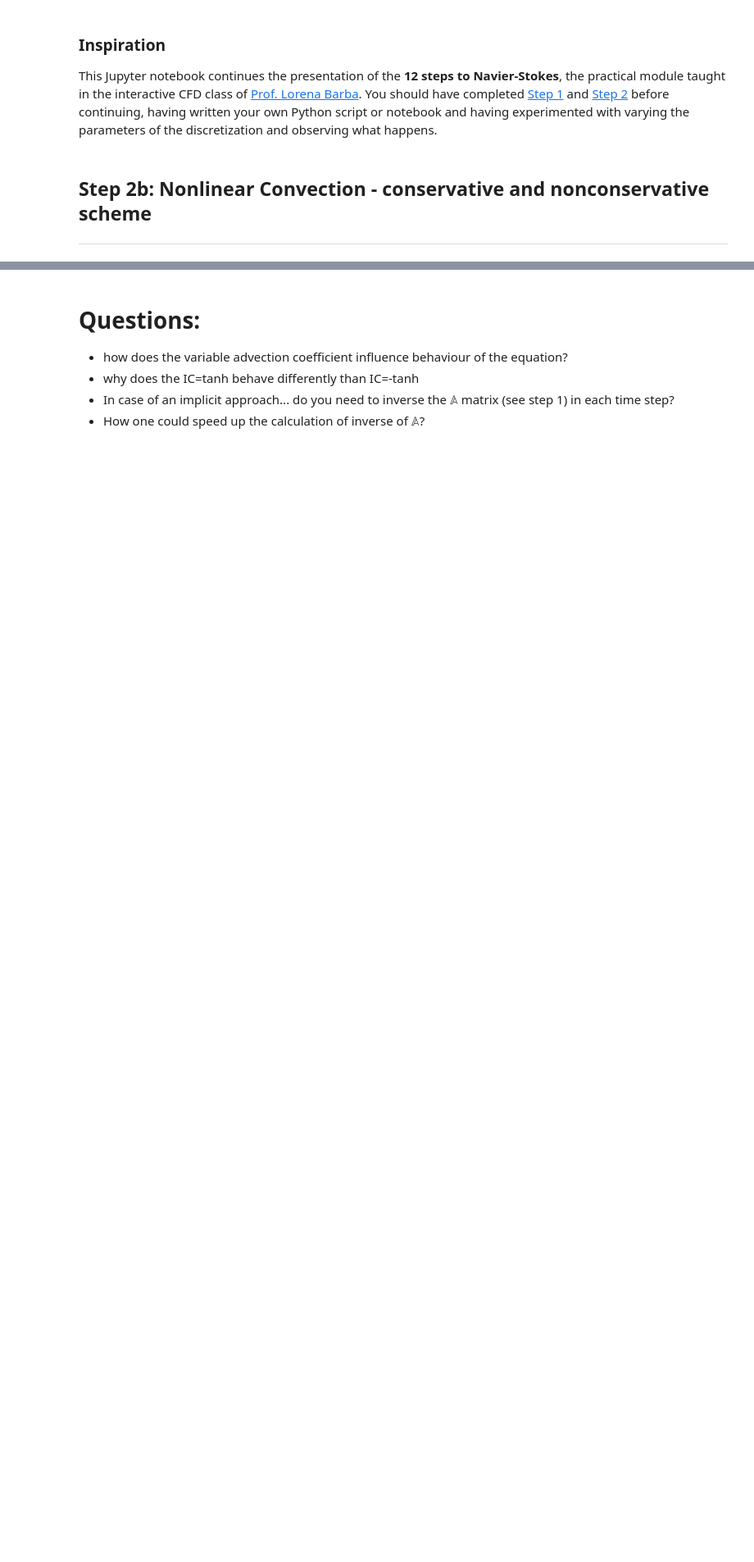
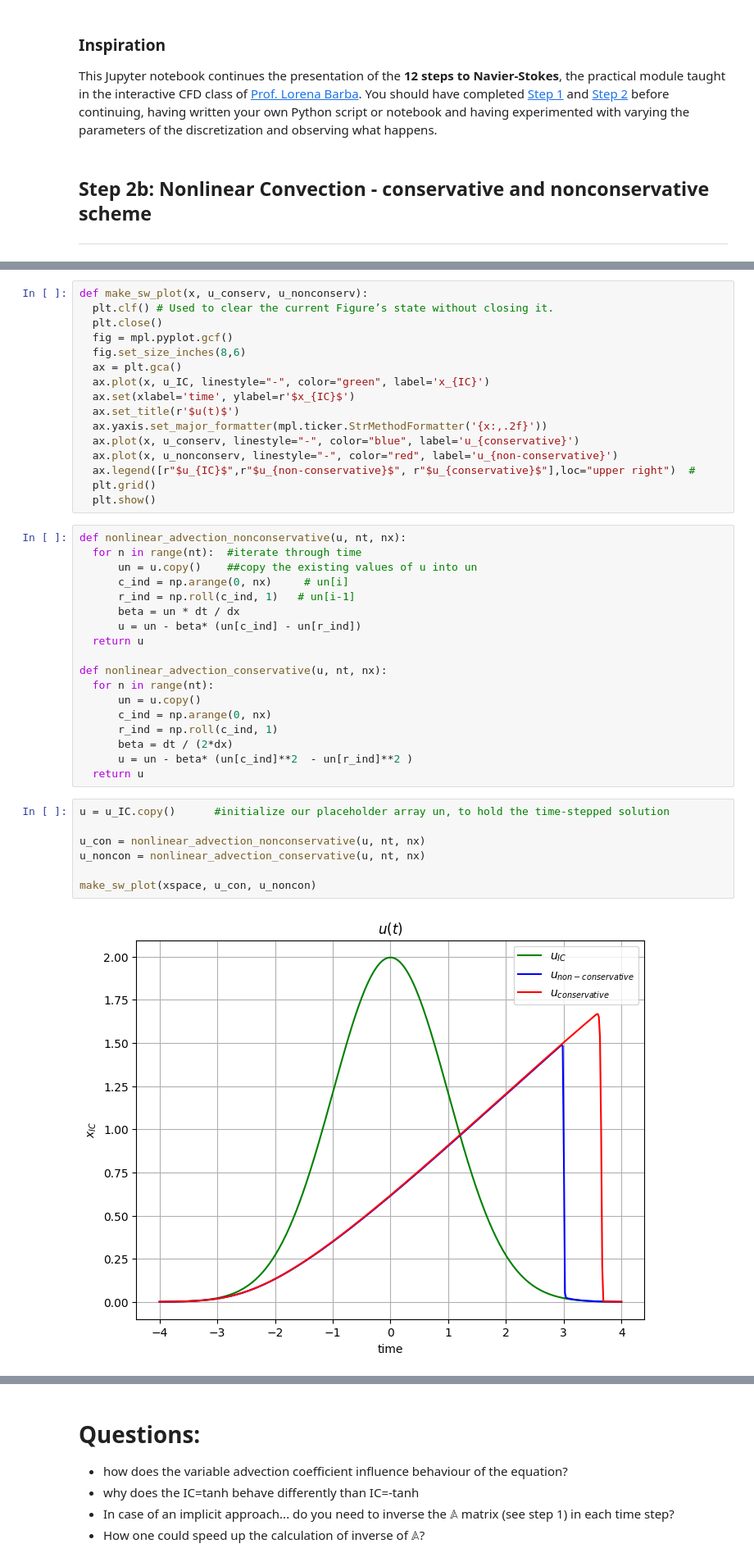
Before and after one commit to ggruszczynski/CFDPython, a Jupyter notebook: lab30_advection_1D/SOLUTION_04_Step_non_conservative_schemes.ipynb, the cells around one changed output, grey strips where cells are left out. Shown at 82% size. Drawn from its saved outputs; the diff is of its cells as text; blank space fills up the shorter version.

```diff
--- a/lab30_advection_1D/SOLUTION_04_Step_non_conservative_schemes.ipynb
+++ b/lab30_advection_1D/SOLUTION_04_Step_non_conservative_schemes.ipynb
@@ -88,0 +91,43 @@ array([-4. , -3.8, -3.6, -3.4, -3.2, -3. , -2.8, -2.6, -2.4, -2.2, -2. ,
+# %%
+def make_sw_plot(x, u_conserv, u_nonconserv):
+  plt.clf() # Used to clear the current Figure’s state without closing it.
+  plt.close()
+  fig = mpl.pyplot.gcf()
+  fig.set_size_inches(8,6)
+  ax = plt.gca()
+  ax.plot(x, u_IC, linestyle="-", color="green", label='x_{IC}')
+  ax.set(xlabel='time', ylabel=r'$x_{IC}$')
+  ax.set_title(r'$u(t)$')
+  ax.yaxis.set_major_formatter(mpl.ticker.StrMethodFormatter('{x:,.2f}'))
+  ax.plot(x, u_conserv, linestyle="-", color="blue", label='u_{conservative}')
+  ax.plot(x, u_nonconserv, linestyle="-", color="red", label='u_{non-conservative}')
+  ax.legend([r"$u_{IC}$",r"$u_{non-conservative}$", r"$u_{conservative}$"],loc="upper right")  #
+  plt.grid()
+  plt.show()
+# %%
+def nonlinear_advection_nonconservative(u, nt, nx):
+  for n in range(nt):  #iterate through time
+      un = u.copy()    ##copy the existing values of u into un
+      c_ind = np.arange(0, nx)     # un[i]
+      r_ind = np.roll(c_ind, 1)   # un[i-1]
+      beta = un * dt / dx
+      u = un - beta* (un[c_ind] - un[r_ind])
+  return u
+
+def nonlinear_advection_conservative(u, nt, nx):
+  for n in range(nt):
+      un = u.copy()
+      c_ind = np.arange(0, nx)
+      r_ind = np.roll(c_ind, 1)
+      beta = dt / (2*dx)
+      u = un - beta* (un[c_ind]**2  - un[r_ind]**2 )
+  return u
+# %%
+u = u_IC.copy()      #initialize our placeholder array un, to hold the time-stepped solution
+
+u_con = nonlinear_advection_nonconservative(u, nt, nx)
+u_noncon = nonlinear_advection_conservative(u, nt, nx)
+
+make_sw_plot(xspace, u_con, u_noncon)
+# %% [output]
+[figure, added]
```
Also changed, not shown: parts of 15 cells of this notebook.
